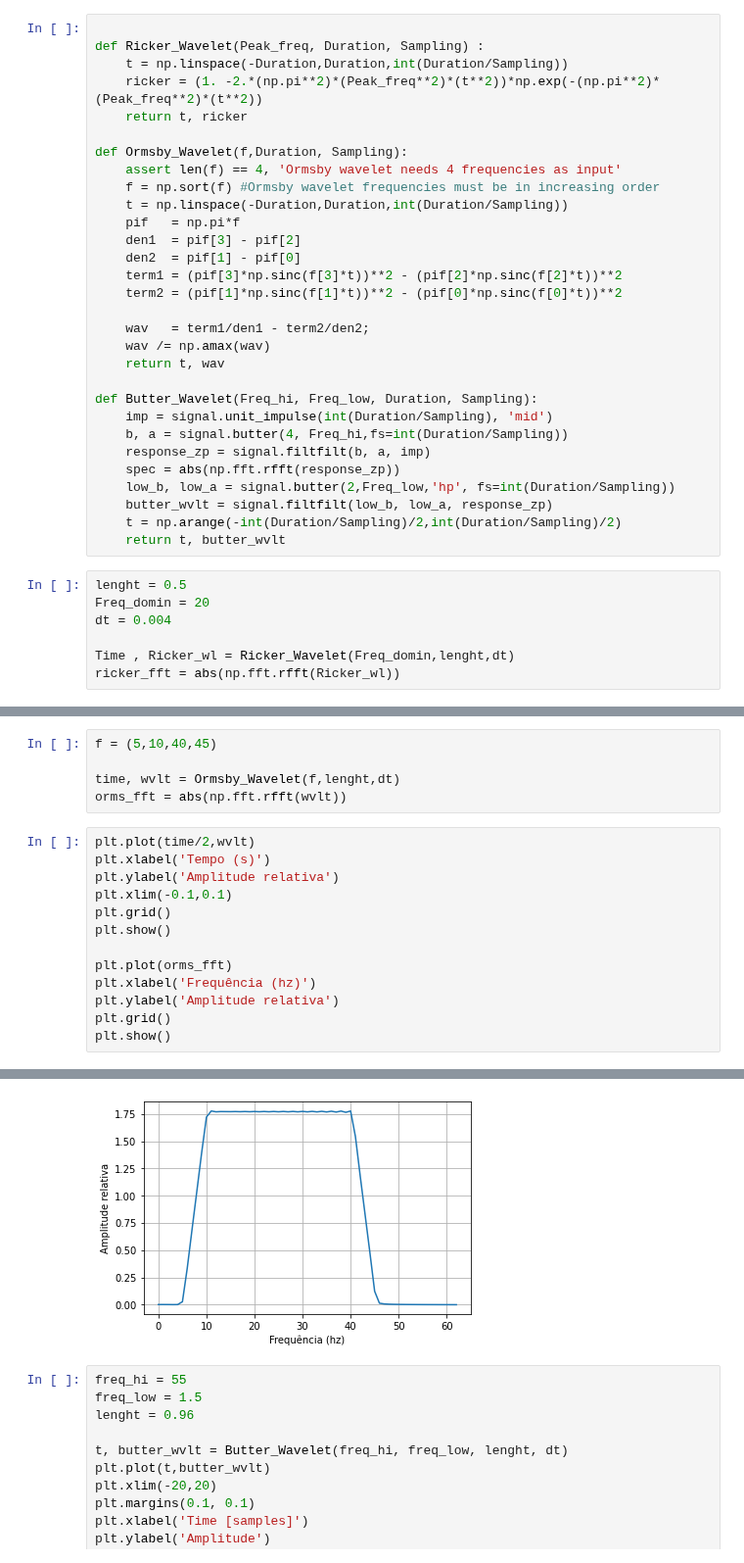
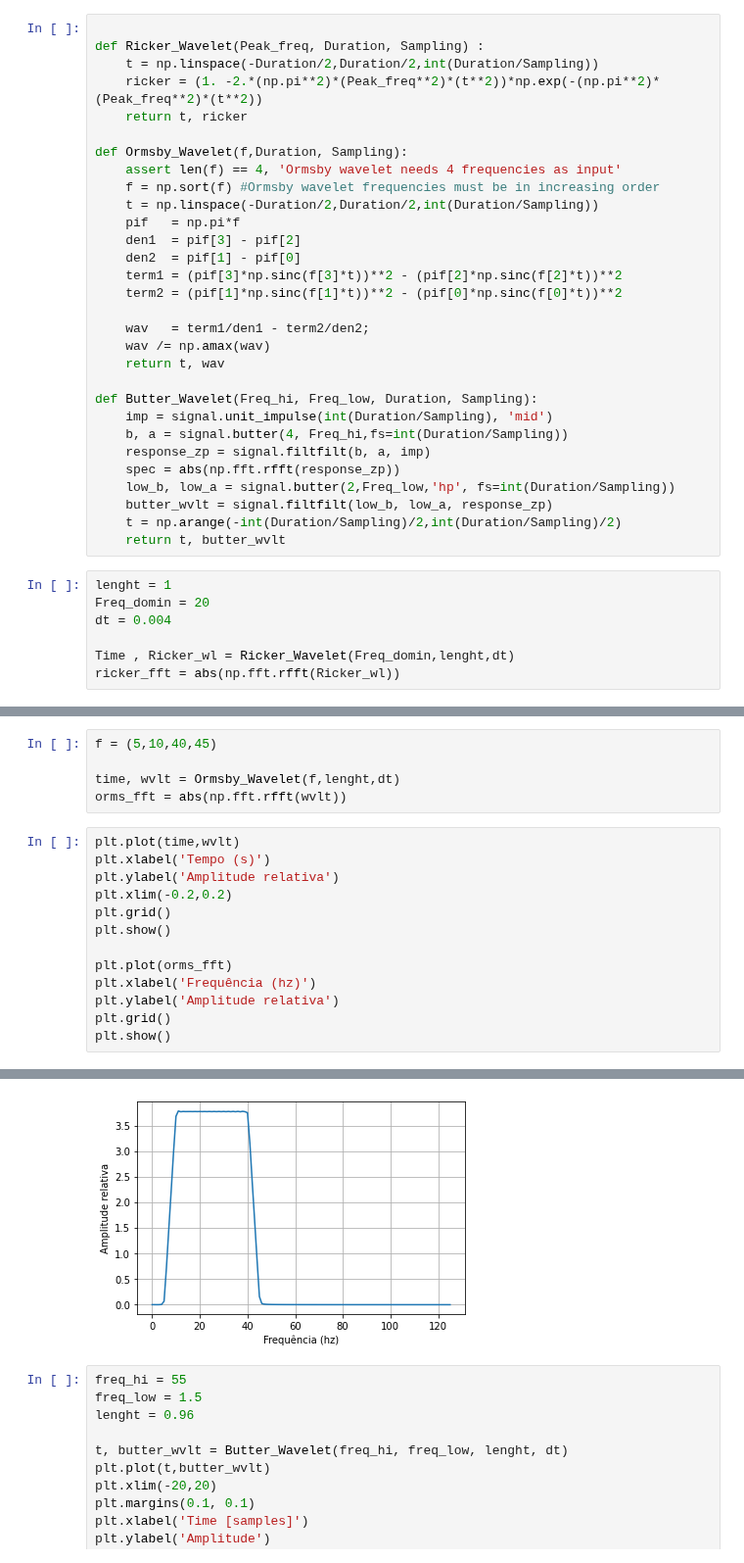
Before and after one commit to giecaruff/stoneforge, a Jupyter notebook: stoneforge/wavelets/Wavelets_notebook.ipynb, the cells around one changed output, grey strips where cells are left out. Shown at 98% size. Saved outputs shown, nothing was run; the diff lists cells and outputs as text.

```diff
--- a/stoneforge/wavelets/Wavelets_notebook.ipynb
+++ b/stoneforge/wavelets/Wavelets_notebook.ipynb
@@ -6,14 +6,14 @@ import matplotlib.pyplot as plt
 # %%
 
 def Ricker_Wavelet(Peak_freq, Duration, Sampling) :
-    t = np.linspace(-Duration,Duration,int(Duration/Sampling))
+    t = np.linspace(-Duration/2,Duration/2,int(Duration/Sampling))
     ricker = (1. -2.*(np.pi**2)*(Peak_freq**2)*(t**2))*np.exp(-(np.pi**2)*(Peak_freq**2)*(t**2))
     return t, ricker
 
 def Ormsby_Wavelet(f,Duration, Sampling):
     assert len(f) == 4, 'Ormsby wavelet needs 4 frequencies as input'
     f = np.sort(f) #Ormsby wavelet frequencies must be in increasing order
-    t = np.linspace(-Duration,Duration,int(Duration/Sampling))
+    t = np.linspace(-Duration/2,Duration/2,int(Duration/Sampling))
     pif   = np.pi*f
     den1  = pif[3] - pif[2]
     den2  = pif[1] - pif[0]
@@ -34,7 +34,7 @@ def Butter_Wavelet(Freq_hi, Freq_low, Duration, Sampling):
     t = np.arange(-int(Duration/Sampling)/2,int(Duration/Sampling)/2)
     return t, butter_wvlt
 # %%
-lenght = 0.5
+lenght = 1
 Freq_domin = 20
 dt = 0.004
 
@@ -61,10 +61,10 @@ f = (5,10,40,45)
 time, wvlt = Ormsby_Wavelet(f,lenght,dt)
 orms_fft = abs(np.fft.rfft(wvlt))
 # %%
-plt.plot(time/2,wvlt)
+plt.plot(time,wvlt)
 plt.xlabel('Tempo (s)')
 plt.ylabel('Amplitude relativa')
-plt.xlim(-0.1,0.1)
+plt.xlim(-0.2,0.2)
 plt.grid()
 plt.show()
 
@@ -78,4 +78,4 @@ plt.show()
-[figure, old version]
+[figure, new version]
 # %%
 freq_hi = 55
 freq_low = 1.5
```
Also changed, not shown: parts of 2 cells of this notebook, 1 other file.
